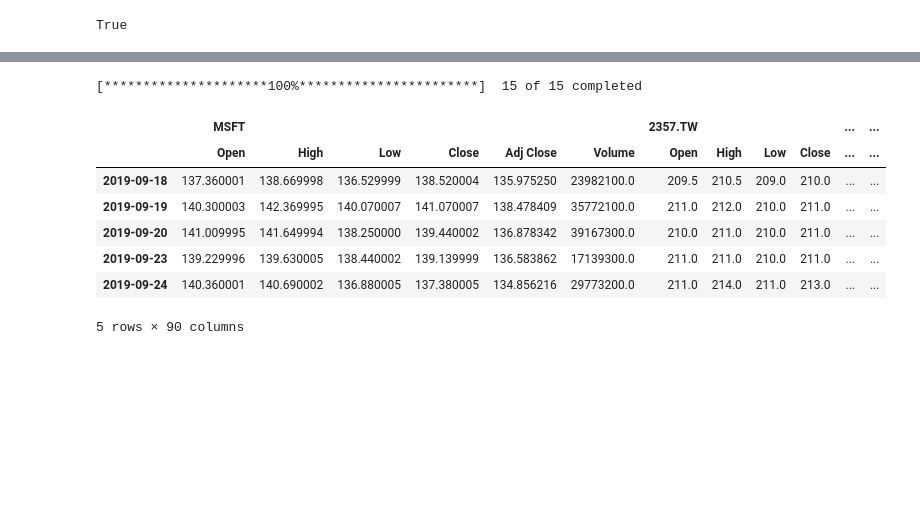
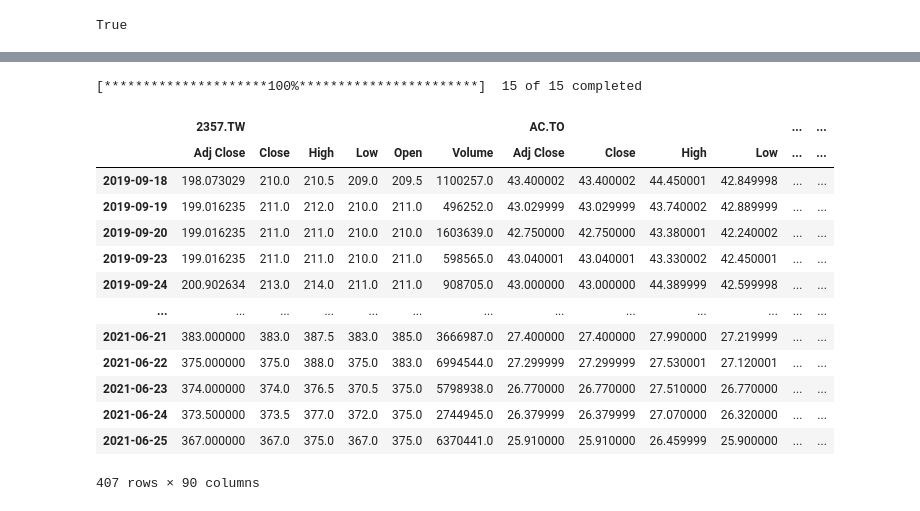
Before and after one commit to JordanCandido/Portfolio-Analysis-and-Monte-Carlo-Simulations, a Jupyter notebook: portfolio_analysis.ipynb, the cells around one changed output, grey strips where cells are left out. Cells and saved outputs as stored; diff of their text form; code cells hidden in the pictures; blank space fills up the shorter version.

Commit message:
Fixed MCSimulation reading dataframe with wrong sorting

```diff
--- a/portfolio_analysis.ipynb
+++ b/portfolio_analysis.ipynb
@@ -126,39 +122,44 @@ portfolio_weight
 # %%
 # Stock Data
 tickerStrings = ['QQQ', 'CM-PQ.TO', 'MSFT', '2357.TW', 'TSLA', 'PFE', 'NVDA', 'F', 'CCL', 'AC.TO', 'BTC-CAD', 'ETH-CAD', 'ADA-CAD', 'LINK-CAD', 'LTC-CAD']
 
-asset_close = yf.download(tickerStrings, group_by='Ticker', period='max')
+asset_close = yf.download(tickerStrings, group_by='Ticker', period='10y')
 
+# Create CSV of ticker data
 asset_close.to_csv('ticker.csv')
 
 asset_close = asset_close.stack(level=0).rename_axis(['Date', 'Ticker']).reset_index(level=1)
 
 asset_close = pd.read_csv('ticker.csv', header=[0, 1])
 asset_close.drop([0], axis=0, inplace=True)  # drop this row because it only has one column with Date in it
 asset_close[('Unnamed: 0_level_0', 'Unnamed: 0_level_1')] = pd.to_datetime(asset_close[('Unnamed: 0_level_0', 'Unnamed: 0_level_1')], format='%Y-%m-%d')  # convert the first column to a datetime
 asset_close.set_index(('Unnamed: 0_level_0', 'Unnamed: 0_level_1'), inplace=True)  # set the first column as the index
 asset_close.index.name = None
 
-# Concatenated each ticker into one dataframe
-#asset_close = pd.concat([hist_QQQ, hist_CIBC, hist_MSFT, hist_ASUS, hist_TSLA, hist_PFE, hist_NVDA, hist_F, hist_COIN, hist_AC, hist_BTC, hist_ETH, hist_ADA, hist_LINK, hist_LTC], axis = 'columns', join = 'inner')
-#asset_close = asset_close.stack(level=0).rename_axis(['Date', 'Ticker']).reset_index(level=1)
-
-# Renamed all columns to lower case
-#asset_close.columns = asset_close.columns.str.lower()
-
+# Drop Null Information
 asset_close = asset_close.dropna()
 
-asset_close.head()
+# Sort Multi-Index To Match Weights
+#asset_close.sort_values(('QQQ', 'Open'), kind='quicksort')
+asset_close = asset_close.reindex(sorted(asset_close.columns), axis=1)
+
+asset_close
 # %% [output]
 [*********************100%***********************]  15 of 15 completed
-|  | MSFT |  |  |  |  |  | 2357.TW |  |  |  | ... | ... |
-|  | Open | High | Low | Close | Adj Close | Volume | Open | High | Low | Close | ... | ... |
-| 2019-09-18 | 137.360001 | 138.669998 | 136.529999 | 138.520004 | 135.975250 | 23982100.0 | 209.5 | 210.5 | 209.0 | 210.0 | ... | ... |
-| 2019-09-19 | 140.300003 | 142.369995 | 140.070007 | 141.070007 | 138.478409 | 35772100.0 | 211.0 | 212.0 | 210.0 | 211.0 | ... | ... |
-| 2019-09-20 | 141.009995 | 141.649994 | 138.250000 | 139.440002 | 136.878342 | 39167300.0 | 210.0 | 211.0 | 210.0 | 211.0 | ... | ... |
-| 2019-09-23 | 139.229996 | 139.630005 | 138.440002 | 139.139999 | 136.583862 | 17139300.0 | 211.0 | 211.0 | 210.0 | 211.0 | ... | ... |
-| 2019-09-24 | 140.360001 | 140.690002 | 136.880005 | 137.380005 | 134.856216 | 29773200.0 | 211.0 | 214.0 | 211.0 | 213.0 | ... | ... |
+|  | 2357.TW |  |  |  |  |  | AC.TO |  |  |  | ... | ... |
+|  | Adj Close | Close | High | Low | Open | Volume | Adj Close | Close | High | Low | ... | ... |
+| 2019-09-18 | 198.073029 | 210.0 | 210.5 | 209.0 | 209.5 | 1100257.0 | 43.400002 | 43.400002 | 44.450001 | 42.849998 | ... | ... |
+| 2019-09-19 | 199.016235 | 211.0 | 212.0 | 210.0 | 211.0 | 496252.0 | 43.029999 | 43.029999 | 43.740002 | 42.889999 | ... | ... |
+| 2019-09-20 | 199.016235 | 211.0 | 211.0 | 210.0 | 210.0 | 1603639.0 | 42.750000 | 42.750000 | 43.380001 | 42.240002 | ... | ... |
+| 2019-09-23 | 199.016235 | 211.0 | 211.0 | 210.0 | 211.0 | 598565.0 | 43.040001 | 43.040001 | 43.330002 | 42.450001 | ... | ... |
+| 2019-09-24 | 200.902634 | 213.0 | 214.0 | 211.0 | 211.0 | 908705.0 | 43.000000 | 43.000000 | 44.389999 | 42.599998 | ... | ... |
+| ... | ... | ... | ... | ... | ... | ... | ... | ... | ... | ... | ... | ... |
+| 2021-06-21 | 383.000000 | 383.0 | 387.5 | 383.0 | 385.0 | 3666987.0 | 27.400000 | 27.400000 | 27.990000 | 27.219999 | ... | ... |
+| 2021-06-22 | 375.000000 | 375.0 | 388.0 | 375.0 | 383.0 | 6994544.0 | 27.299999 | 27.299999 | 27.530001 | 27.120001 | ... | ... |
+| 2021-06-23 | 374.000000 | 374.0 | 376.5 | 370.5 | 375.0 | 5798938.0 | 26.770000 | 26.770000 | 27.510000 | 26.770000 | ... | ... |
+| 2021-06-24 | 373.500000 | 373.5 | 377.0 | 372.0 | 375.0 | 2744945.0 | 26.379999 | 26.379999 | 27.070000 | 26.320000 | ... | ... |
+| 2021-06-25 | 367.000000 | 367.0 | 375.0 | 367.0 | 375.0 | 6370441.0 | 25.910000 | 25.910000 | 26.459999 | 25.900000 | ... | ... |
-5 rows × 90 columns
+407 rows × 90 columns
 # %%
 # Configuring a Monte Carlo simulation to forecast 5 years cumulative returns
 MC_five_year = MCSimulation(
```
Also changed, not shown: parts of 7 cells of this notebook, 1 other file.
